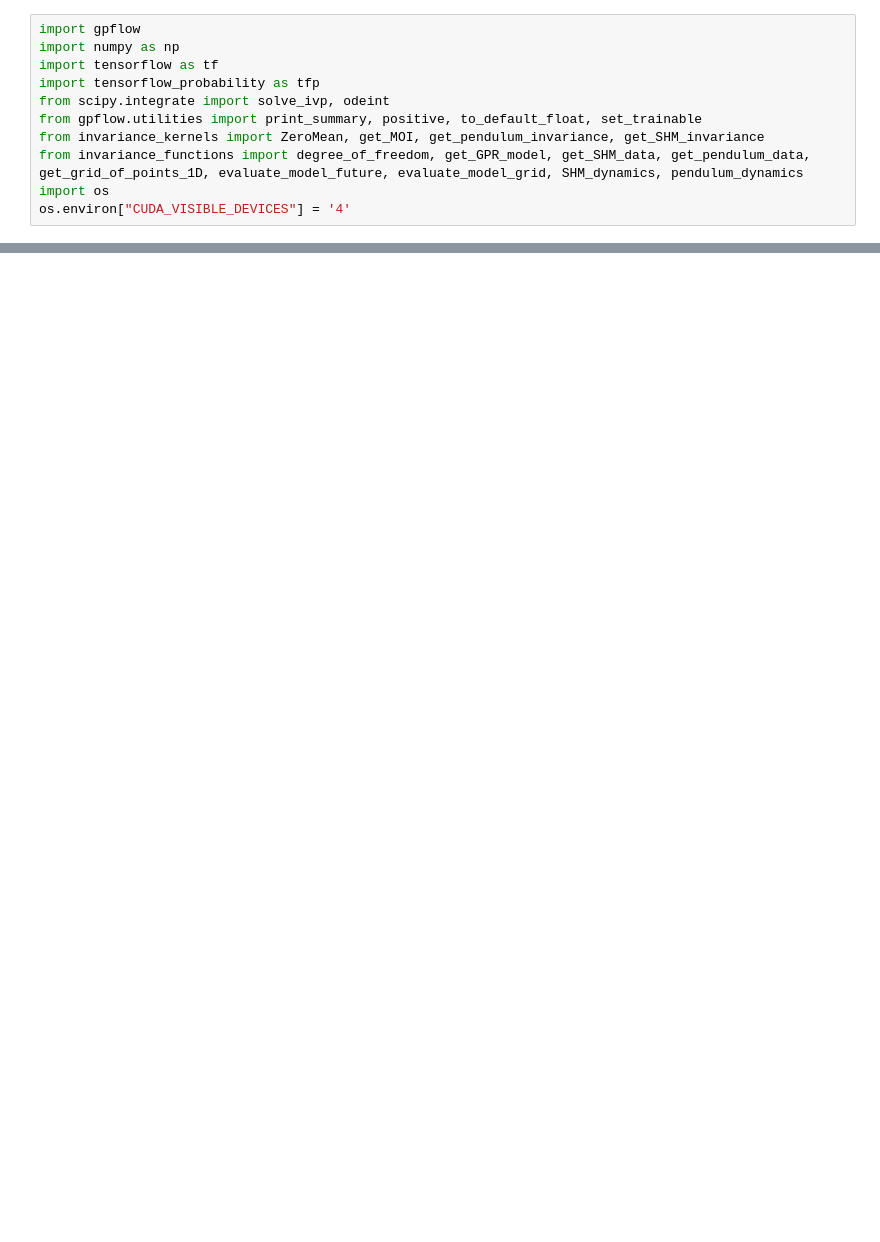
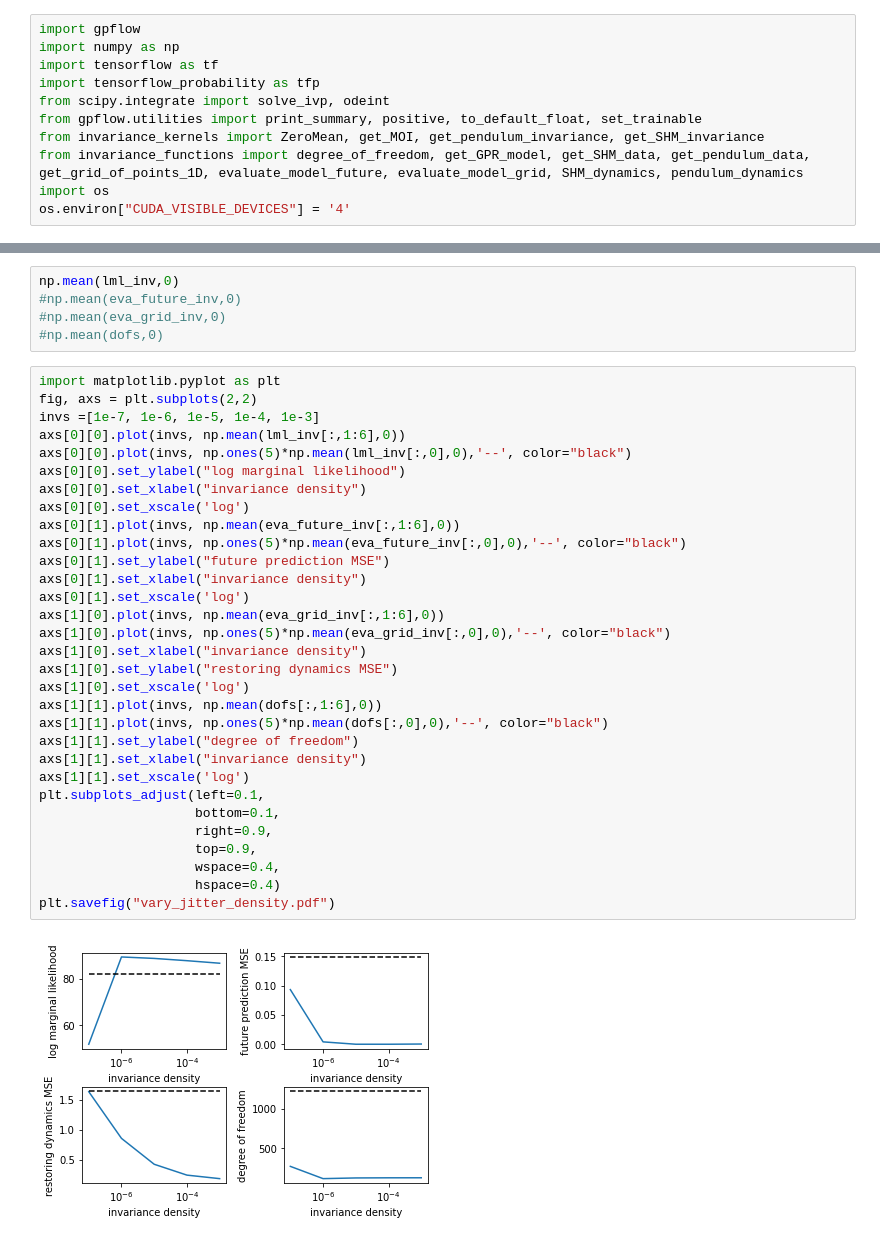
Before and after one commit to charlielao/dynamical_system_invariance_project, a Jupyter notebook: codes/run_undamped.ipynb, the cells around one changed output, grey strips where cells are left out. Drawn from its saved outputs; the diff is of its cells as text; blank space fills up the shorter version.

```diff
--- a/codes/run_undamped.ipynb
+++ b/codes/run_undamped.ipynb
@@ -103,2 +139,40 @@ for i in range(5):
+# %%
+np.mean(lml_inv,0)
+#np.mean(eva_future_inv,0)
+#np.mean(eva_grid_inv,0)
+#np.mean(dofs,0)
+# %%
+import matplotlib.pyplot as plt
+fig, axs = plt.subplots(2,2)
+invs =[1e-7, 1e-6, 1e-5, 1e-4, 1e-3]
+axs[0][0].plot(invs, np.mean(lml_inv[:,1:6],0))
+axs[0][0].plot(invs, np.ones(5)*np.mean(lml_inv[:,0],0),'--', color="black")
+axs[0][0].set_ylabel("log marginal likelihood")
+axs[0][0].set_xlabel("invariance density")
+axs[0][0].set_xscale('log')
+axs[0][1].plot(invs, np.mean(eva_future_inv[:,1:6],0))
+axs[0][1].plot(invs, np.ones(5)*np.mean(eva_future_inv[:,0],0),'--', color="black")
+axs[0][1].set_ylabel("future prediction MSE")
+axs[0][1].set_xlabel("invariance density")
+axs[0][1].set_xscale('log')
+axs[1][0].plot(invs, np.mean(eva_grid_inv[:,1:6],0))
+axs[1][0].plot(invs, np.ones(5)*np.mean(eva_grid_inv[:,0],0),'--', color="black")
+axs[1][0].set_xlabel("invariance density")
+axs[1][0].set_ylabel("restoring dynamics MSE")
+axs[1][0].set_xscale('log')
+axs[1][1].plot(invs, np.mean(dofs[:,1:6],0))
+axs[1][1].plot(invs, np.ones(5)*np.mean(dofs[:,0],0),'--', color="black")
+axs[1][1].set_ylabel("degree of freedom")
+axs[1][1].set_xlabel("invariance density")
+axs[1][1].set_xscale('log')
+plt.subplots_adjust(left=0.1,
+                    bottom=0.1,
+                    right=0.9,
+                    top=0.9,
+                    wspace=0.4,
+                    hspace=0.4)
+plt.savefig("vary_jitter_density.pdf")
+# %% [output]
+[figure, added]
 # %%
 
```
Also changed, not shown: parts of 9 cells of this notebook, 29 other files.
